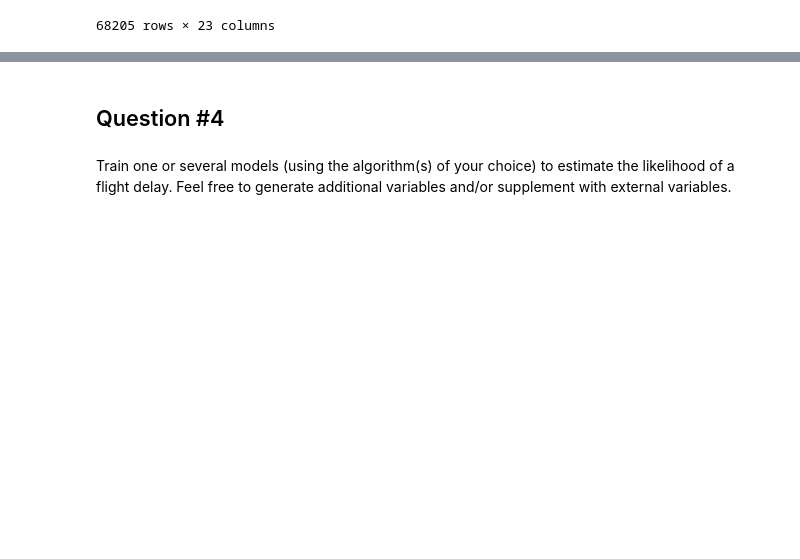
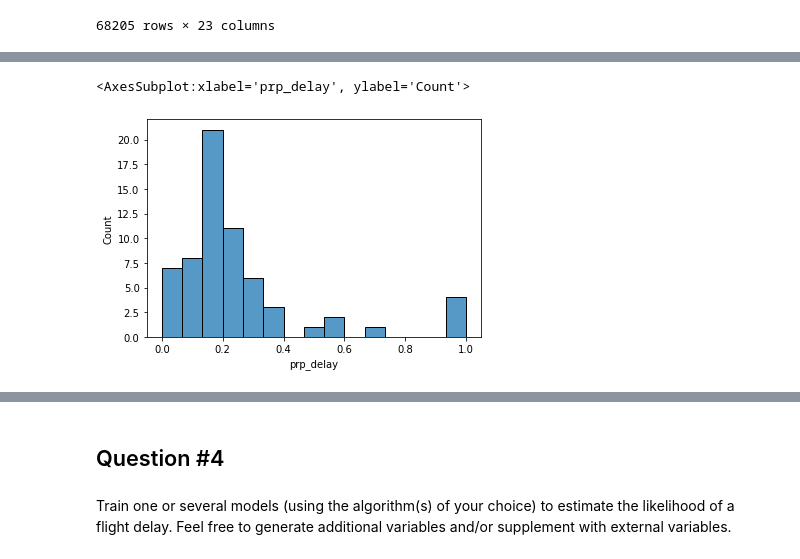
Before and after one commit to almendradelmoral/Challenge-Data-Scientist-Almendra-del-Moral, a Jupyter notebook: solution.ipynb, the cells around one changed output, grey strips where cells are left out. Cells and saved outputs as stored; diff of their text form; code cells hidden in the pictures; blank space fills up the shorter version.

```diff
--- a/solution.ipynb
+++ b/solution.ipynb
@@ -346,14 +347,3 @@ df
 | 68203 | 2017-12-29 14:55:00 | 400 | SCEL | SPJC | JAT | 2017-12-29 15:08:00 | 400 | SCEL | SPJC | JAT | ... | ... |
 | 68204 | 2017-12-31 14:55:00 | 400 | SCEL | SPJC | JAT | 2017-12-31 15:04:00 | 400 | SCEL | SPJC | JAT | ... | ... |
 68205 rows × 23 columns
-# %%
-quantile_33 = df.groupby(['Des-O']).sum()[['delay_15']].sort_values(by='delay_15', ascending=False).delay_15.quantile(0.33)
-quantile_66 = df.groupby(['Des-O']).sum()[['delay_15']].sort_values(by='delay_15', ascending=False).delay_15.quantile(0.66)
-
-df_tmp = df.groupby(['Des-O']).sum()[['delay_15']].sort_values(by='delay_15', ascending=False).reset_index()
-df_tmp.loc[(df_tmp.delay_15 >= quantile_66),'des_o_delay_class'] = 'alta'
-df_tmp.loc[(df_tmp.delay_15 < quantile_66) & (df_tmp.delay_15 >= quantile_33),'des_o_delay_class'] = 'media'
-df_tmp.loc[(df_tmp.delay_15 < quantile_33),'des_o_delay_class'] = 'baja'
-
-df = df.merge(df_tmp[['Des-O','des_o_delay_class']], on=['Des-O'], how='left')
-df
@@ -373,0 +350,10 @@ df
+# %%
+tmp = df.groupby(['Des-I']).agg({'delay_15':'sum','Fecha-I':'count'}).rename(columns={'Fecha-I':'count_des_i'})
+tmp['prp_delay'] = tmp.delay_15/tmp.count_des_i
+tmp = tmp.sort_values(by='prp_delay', ascending=False).reset_index()
+
+import seaborn as sns
+sns.histplot(tmp.prp_delay)
+# %% [output]
+<AxesSubplot:xlabel='prp_delay', ylabel='Count'>
+[figure, added]
```
Also changed, not shown: parts of 12 cells of this notebook.
